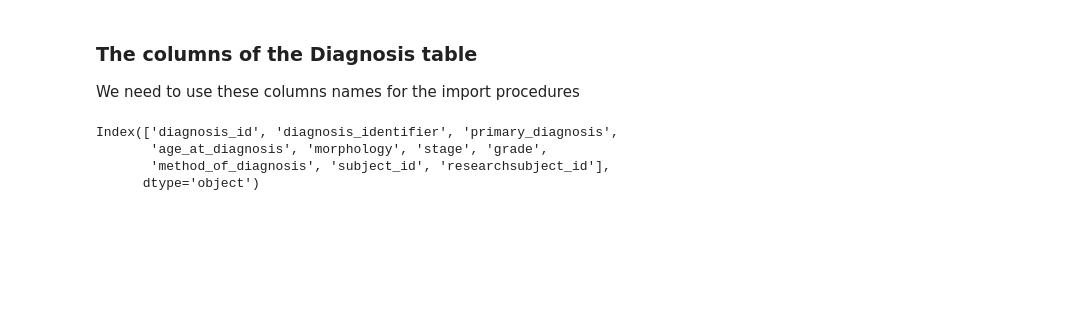
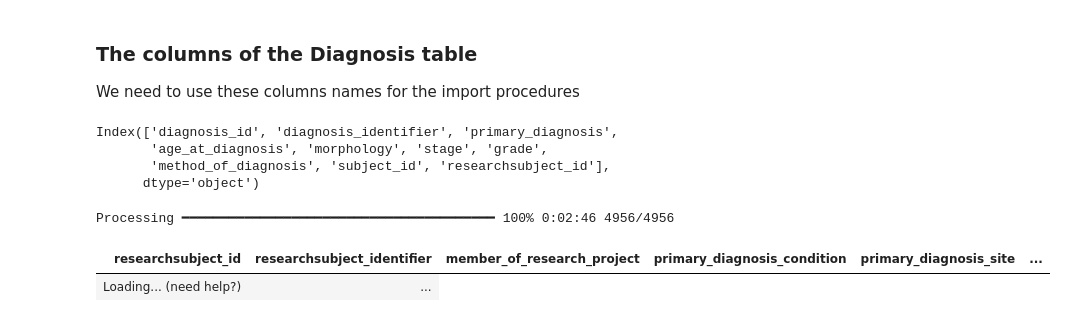
Before and after one commit to monarch-initiative/oncoexporter, a Jupyter notebook: notebooks/Disease.ipynb, the cells around one changed output. Drawn from its saved outputs; the diff is of its cells as text; code cells hidden in the pictures; blank space fills up the shorter version.

```diff
--- a/notebooks/Disease.ipynb
+++ b/notebooks/Disease.ipynb
@@ -85,3 +83,10 @@ Index(['diagnosis_id', 'diagnosis_identifier', 'primary_diagnosis',
        'age_at_diagnosis', 'morphology', 'stage', 'grade',
        'method_of_diagnosis', 'subject_id', 'researchsubject_id'],
       dtype='object')
+# %%
+rsub_df = Tsite.researchsubject.run().get_all().to_dataframe() # view the dataframe
+rsub_df.head()
+# %% [output]
+Processing ━━━━━━━━━━━━━━━━━━━━━━━━━━━━━━━━━━━━━━━━ 100% 0:02:46 4956/4956
+| researchsubject_id | researchsubject_identifier | member_of_research_project | primary_diagnosis_condition | primary_diagnosis_site | ... |
+| Loading... (need help?) | ... |
```
Also changed, not shown: parts of 8 cells of this notebook, 5 other files.
